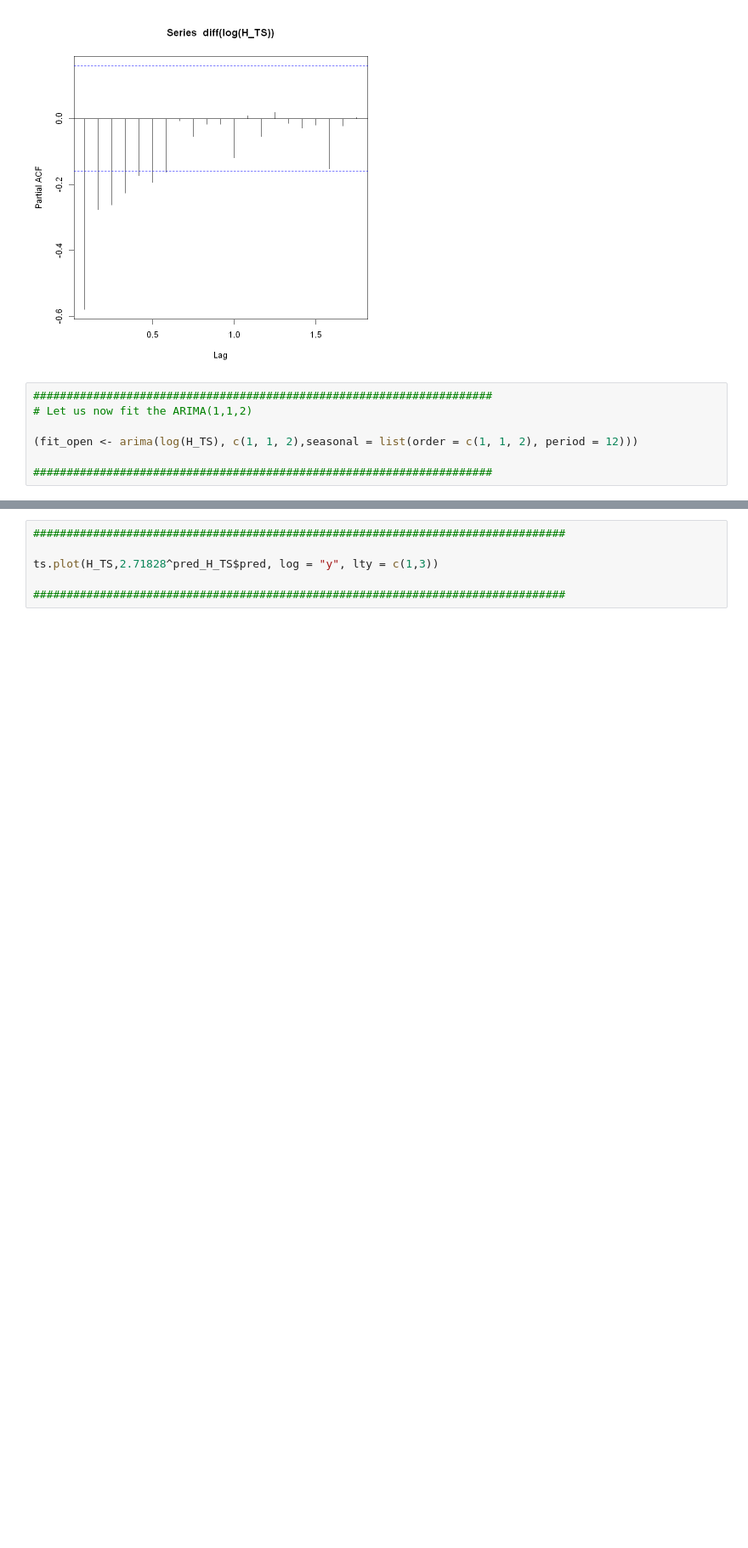
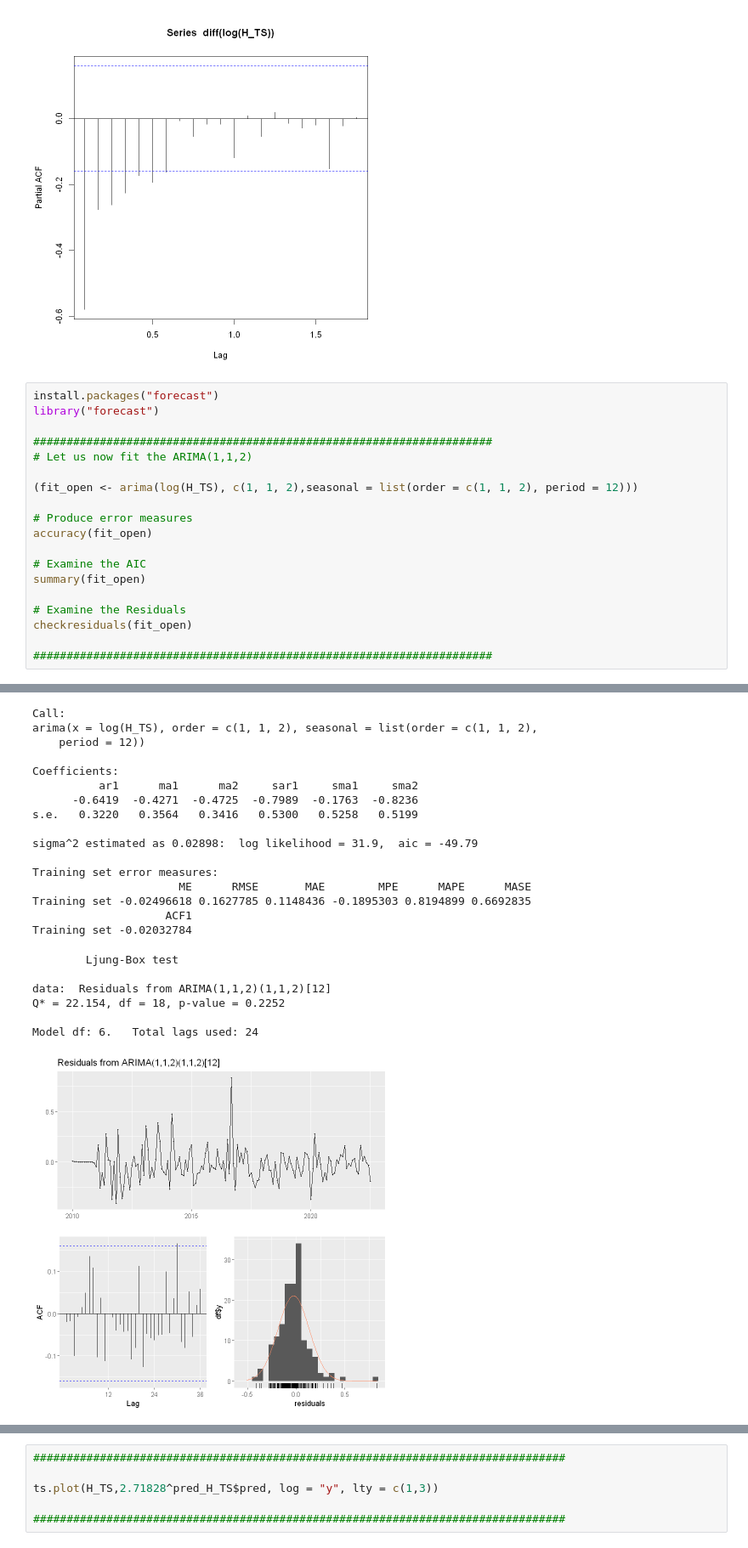
Before and after one commit to batesjay87/Jay-H-DAAN-888, a Jupyter notebook: Future Price Time Series W 1 2.ipynb, the cells around one changed output, grey strips where cells are left out. Shown at 85% size. Drawn from its saved outputs; the diff is of its cells as text; blank space fills up the shorter version.

```diff
--- a/Future Price Time Series W 1 2.ipynb
+++ b/Future Price Time Series W 1 2.ipynb
@@ -513,10 +513,22 @@ pacf(diff(log(H_TS)))
 [figure]
 [figure]
 # %%
+install.packages("forecast")
+library("forecast")
+
 #####################################################################
 # Let us now fit the ARIMA(1,1,2)
 
 (fit_open <- arima(log(H_TS), c(1, 1, 2),seasonal = list(order = c(1, 1, 2), period = 12)))
 
+# Produce error measures
+accuracy(fit_open)
+
+# Examine the AIC
+summary(fit_open)
+
+# Examine the Residuals
+checkresiduals(fit_open)
+
 #####################################################################
 # %% [output]
@@ -532,0 +559,23 @@ sigma^2 estimated as 0.02898:  log likelihood = 31.9,  aic = -49.79
+Call:
+arima(x = log(H_TS), order = c(1, 1, 2), seasonal = list(order = c(1, 1, 2),
+    period = 12))
+
+Coefficients:
+          ar1      ma1      ma2     sar1     sma1     sma2
+      -0.6419  -0.4271  -0.4725  -0.7989  -0.1763  -0.8236
+s.e.   0.3220   0.3564   0.3416   0.5300   0.5258   0.5199
+
+sigma^2 estimated as 0.02898:  log likelihood = 31.9,  aic = -49.79
+
+Training set error measures:
+                      ME      RMSE       MAE        MPE      MAPE      MASE
+Training set -0.02496618 0.1627785 0.1148436 -0.1895303 0.8194899 0.6692835
+                    ACF1
+Training set -0.02032784
+        Ljung-Box test
+
+data:  Residuals from ARIMA(1,1,2)(1,1,2)[12]
+Q* = 22.154, df = 18, p-value = 0.2252
+
+Model df: 6.   Total lags used: 24
+[figure, added]
```
Also changed, not shown: parts of 7 cells of this notebook.
